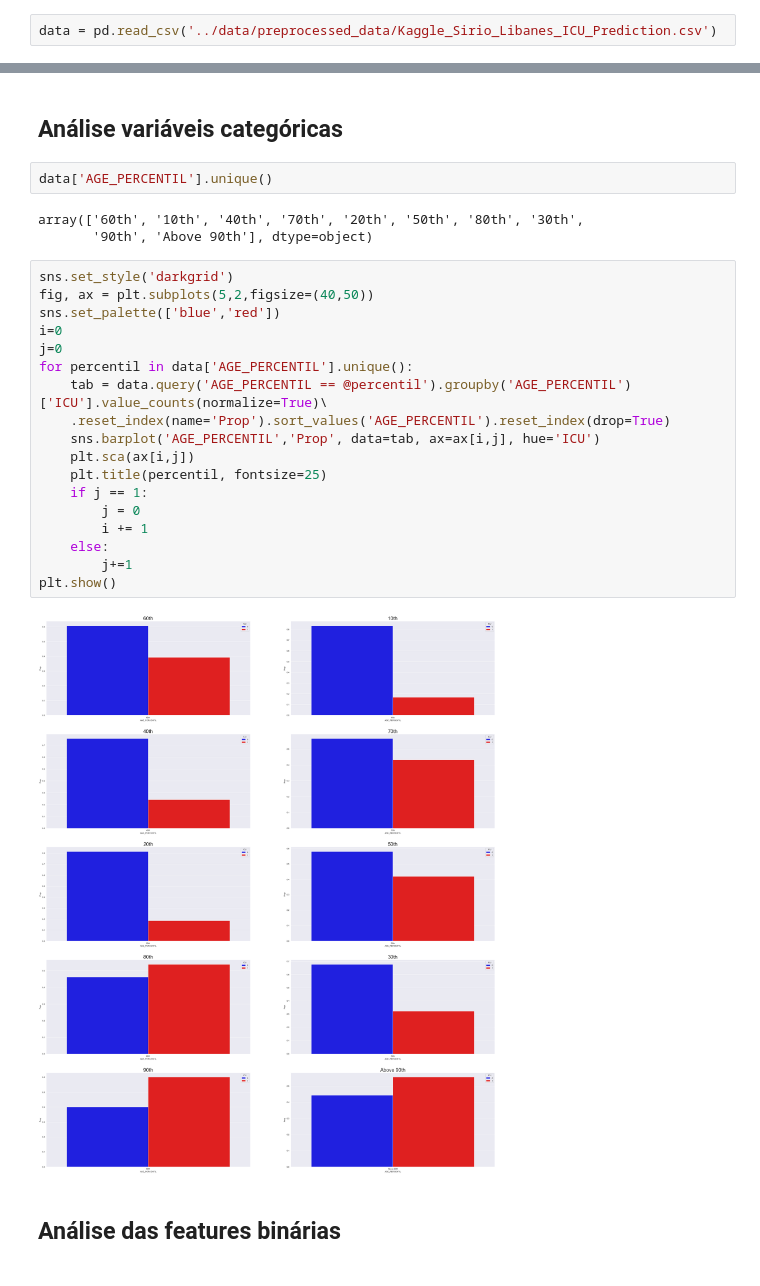
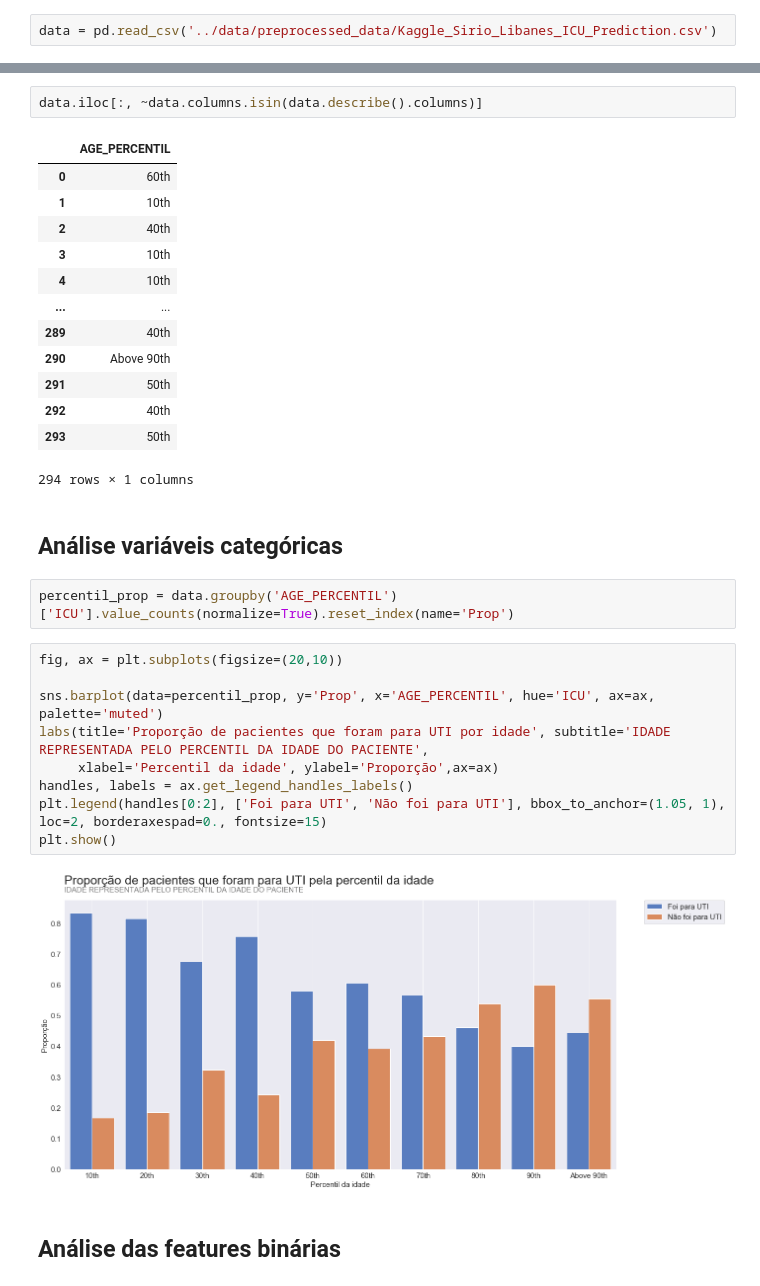
Before and after one commit to PedroHCAlmeida/Projeto_final_bootcamp, a Jupyter notebook: notebooks/Exploratory_analysis.ipynb, the cells around one changed output, grey strips where cells are left out. Drawn from its saved outputs; the diff is of its cells as text.

```diff
--- a/notebooks/Exploratory_analysis.ipynb
+++ b/notebooks/Exploratory_analysis.ipynb
@@ -53,29 +77,33 @@ data
+# %%
+data.iloc[:, ~data.columns.isin(data.describe().columns)]
+# %% [output]
+|  | AGE_PERCENTIL |
+| 0 | 60th |
+| 1 | 10th |
+| 2 | 40th |
+| 3 | 10th |
+| 4 | 10th |
+| ... | ... |
+| 289 | 40th |
+| 290 | Above 90th |
+| 291 | 50th |
+| 292 | 40th |
+| 293 | 50th |
+294 rows × 1 columns
 # %% [markdown]
 ## Análise variáveis categóricas
-# %%
-data['AGE_PERCENTIL'].unique()
-# %% [output]
-array(['60th', '10th', '40th', '70th', '20th', '50th', '80th', '30th',
-       '90th', 'Above 90th'], dtype=object)
-# %%
-sns.set_style('darkgrid')
-fig, ax = plt.subplots(5,2,figsize=(40,50))
-sns.set_palette(['blue','red'])
-i=0
-j=0
-for percentil in data['AGE_PERCENTIL'].unique():
-    tab = data.query('AGE_PERCENTIL == @percentil').groupby('AGE_PERCENTIL')['ICU'].value_counts(normalize=True)\
-    .reset_index(name='Prop').sort_values('AGE_PERCENTIL').reset_index(drop=True)
-    sns.barplot('AGE_PERCENTIL','Prop', data=tab, ax=ax[i,j], hue='ICU')
-    plt.sca(ax[i,j])
-    plt.title(percentil, fontsize=25)
-    if j == 1:
-        j = 0
-        i += 1
-    else:
-        j+=1
-plt.show()
-# %% [output]
-[figure, removed]
+# %%
+percentil_prop = data.groupby('AGE_PERCENTIL')['ICU'].value_counts(normalize=True).reset_index(name='Prop')
+# %%
+fig, ax = plt.subplots(figsize=(20,10))
+
+sns.barplot(data=percentil_prop, y='Prop', x='AGE_PERCENTIL', hue='ICU', ax=ax, palette='muted')
+labs(title='Proporção de pacientes que foram para UTI por idade', subtitle='IDADE REPRESENTADA PELO PERCENTIL DA IDADE DO PACIENTE',
+     xlabel='Percentil da idade', ylabel='Proporção',ax=ax)
+handles, labels = ax.get_legend_handles_labels()
+plt.legend(handles[0:2], ['Foi para UTI', 'Não foi para UTI'], bbox_to_anchor=(1.05, 1), loc=2, borderaxespad=0., fontsize=15)
+plt.show()
+# %% [output]
+[figure, added]
 # %% [markdown]
 ## Análise das features binárias
```
Also changed, not shown: parts of 46 cells of this notebook, 14 other files.
